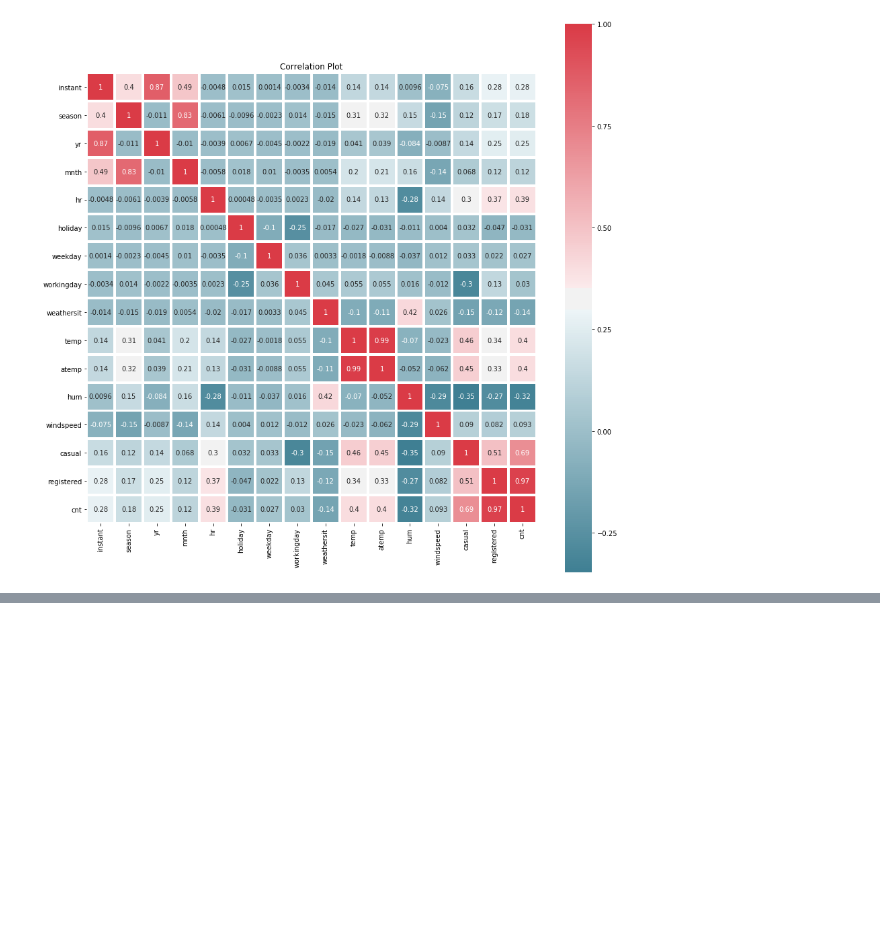
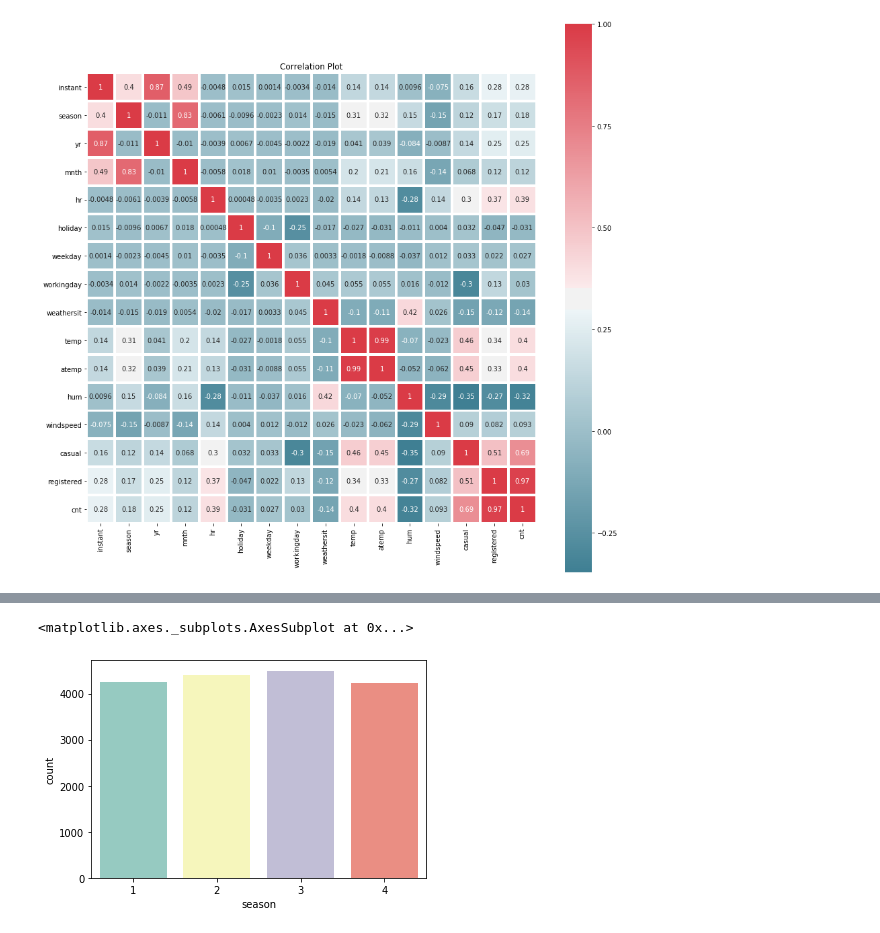
Before and after one commit to sabasajjadi/Bikeshare, a Jupyter notebook: Notebooks/Bikeshare.ipynb, the cells around one changed output, grey strips where cells are left out. Drawn from its saved outputs; the diff is of its cells as text; code cells hidden in the pictures; blank space fills up the shorter version.

```diff
--- a/Notebooks/Bikeshare.ipynb
+++ b/Notebooks/Bikeshare.ipynb
@@ -71,0 +89,5 @@ plt.show()
+# %%
+sns.countplot(df["season"], palette="Set3" )
+# %% [output]
+<matplotlib.axes._subplots.AxesSubplot at 0x...>
+[figure, added]
```
Also changed, not shown: parts of 8 cells of this notebook.
